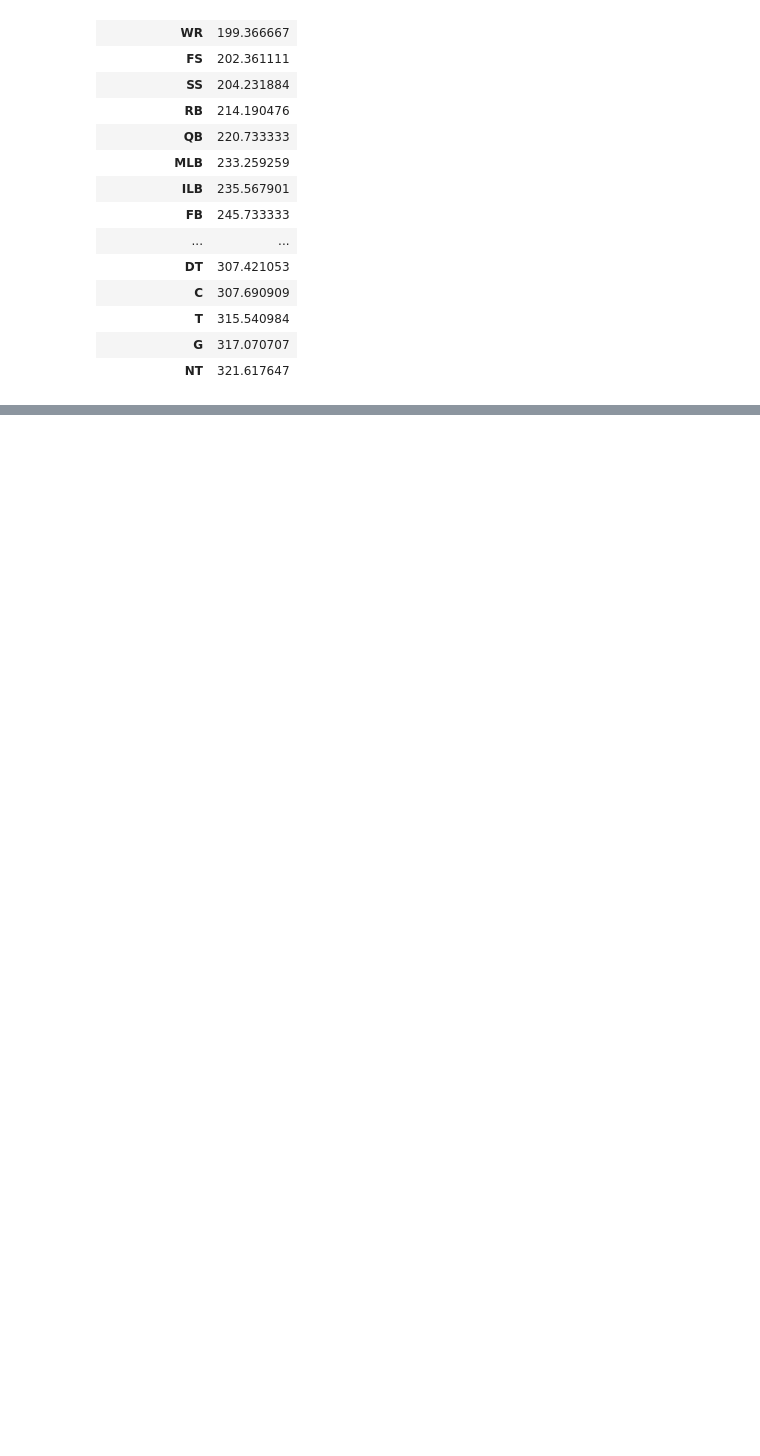
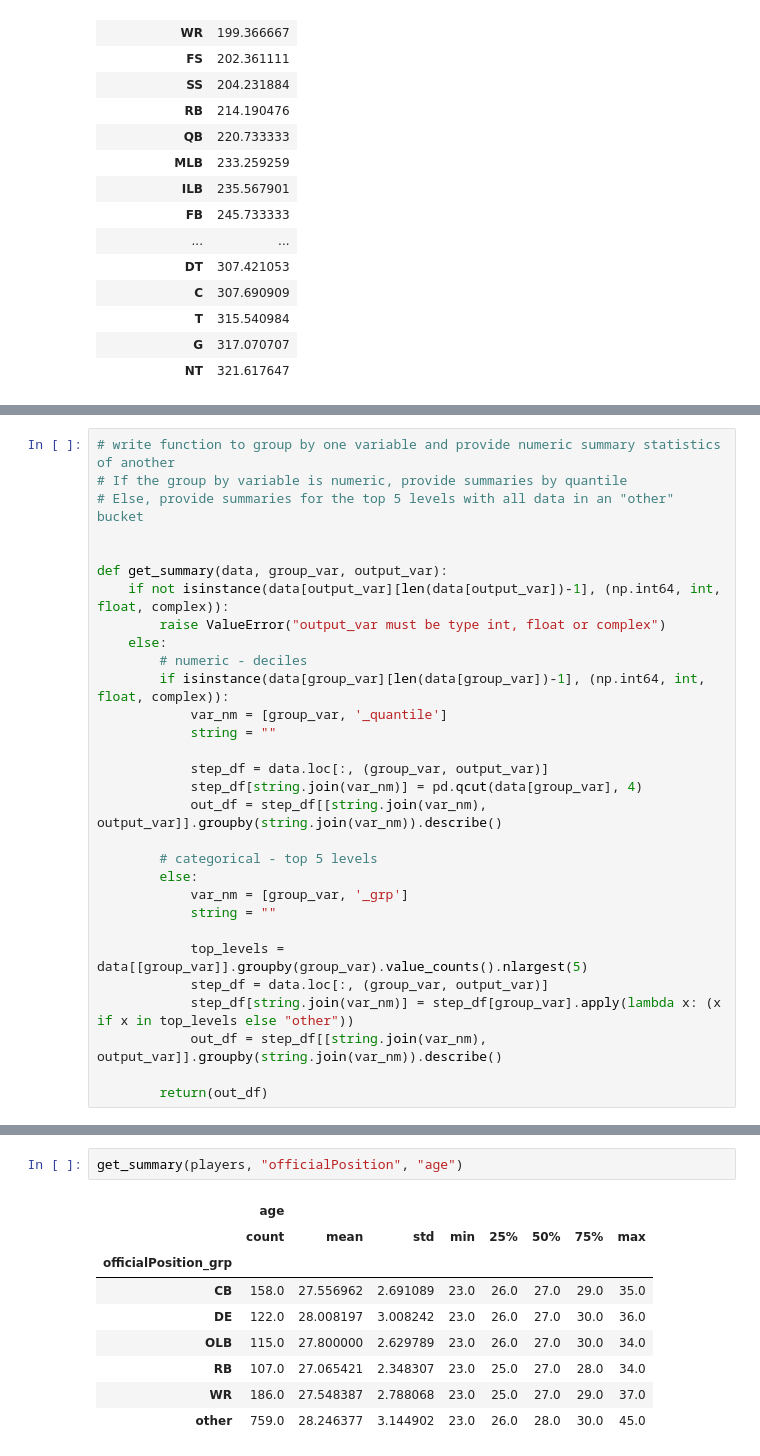
Before and after one commit to katiedio/kaggle, a Jupyter notebook: nfl_2023/eda.ipynb, the cells around one changed output, grey strips where cells are left out. Cells and saved outputs as stored; diff of their text form; blank space fills up the shorter version.

Commit message:
Update eda.ipynb
created EDA functions for summarizing numerical and categorical variables and for applying binning or grouping to variables

```diff
--- a/nfl_2023/eda.ipynb
+++ b/nfl_2023/eda.ipynb
@@ -76,0 +80,30 @@ players[["officialPosition", "age"]].groupby("officialPosition").describe()
+# %%
+# write function to group by one variable and provide numeric summary statistics of another
+# If the group by variable is numeric, provide summaries by quantile
+# Else, provide summaries for the top 5 levels with all data in an "other" bucket
+
+
+def get_summary(data, group_var, output_var):
+    if not isinstance(data[output_var][len(data[output_var])-1], (np.int64, int, float, complex)):
+        raise ValueError("output_var must be type int, float or complex")
+    else:
+        # numeric - deciles
+        if isinstance(data[group_var][len(data[group_var])-1], (np.int64, int, float, complex)):
+            var_nm = [group_var, '_quantile']
+            string = ""
+
+            step_df = data.loc[:, (group_var, output_var)]
+            step_df[string.join(var_nm)] = pd.qcut(data[group_var], 4)
+            out_df = step_df[[string.join(var_nm), output_var]].groupby(string.join(var_nm)).describe()
+
+        # categorical - top 5 levels
+        else:
+            var_nm = [group_var, '_grp']
+            string = ""
+
+            top_levels = data[[group_var]].groupby(group_var).value_counts().nlargest(5)
+            step_df = data.loc[:, (group_var, output_var)]
+            step_df[string.join(var_nm)] = step_df[group_var].apply(lambda x: (x if x in top_levels else "other"))
+            out_df = step_df[[string.join(var_nm), output_var]].groupby(string.join(var_nm)).describe()
+
+        return(out_df)
@@ -76,0 +120,12 @@ players[["officialPosition", "age"]].groupby("officialPosition").describe()
+# %%
+get_summary(players, "officialPosition", "age")
+# %% [output]
+|  | age |  |  |  |  |  |  |  |
+|  | count | mean | std | min | 25% | 50% | 75% | max |
+| officialPosition_grp |  |  |  |  |  |  |  |  |
+| CB | 158.0 | 27.556962 | 2.691089 | 23.0 | 26.0 | 27.0 | 29.0 | 35.0 |
+| DE | 122.0 | 28.008197 | 3.008242 | 23.0 | 26.0 | 27.0 | 30.0 | 36.0 |
+| OLB | 115.0 | 27.800000 | 2.629789 | 23.0 | 26.0 | 27.0 | 30.0 | 34.0 |
+| RB | 107.0 | 27.065421 | 2.348307 | 23.0 | 25.0 | 27.0 | 28.0 | 34.0 |
+| WR | 186.0 | 27.548387 | 2.788068 | 23.0 | 25.0 | 27.0 | 29.0 | 37.0 |
+| other | 759.0 | 28.246377 | 3.144902 | 23.0 | 26.0 | 28.0 | 30.0 | 45.0 |
```
Also changed, not shown: parts of 9 cells of this notebook.
